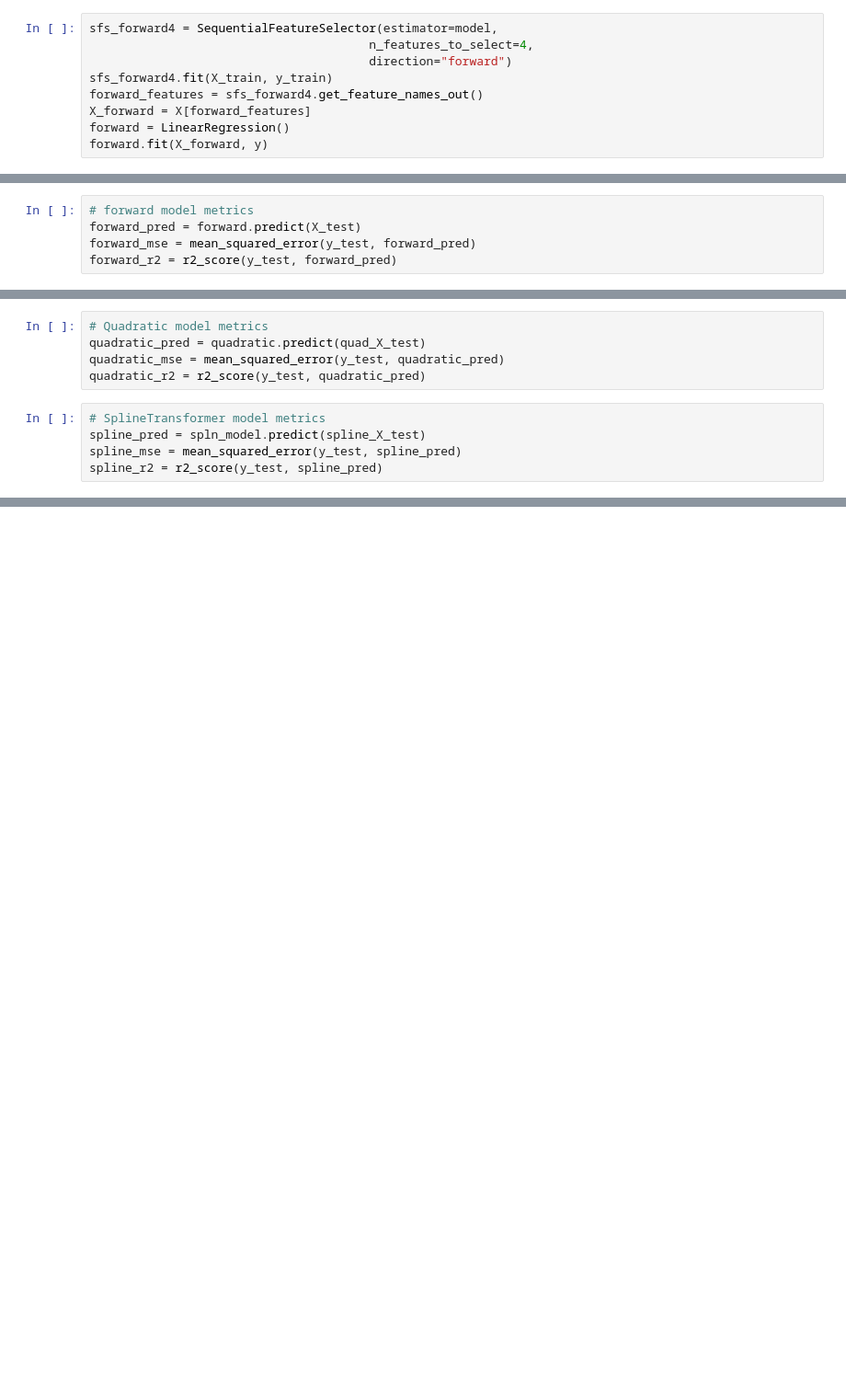
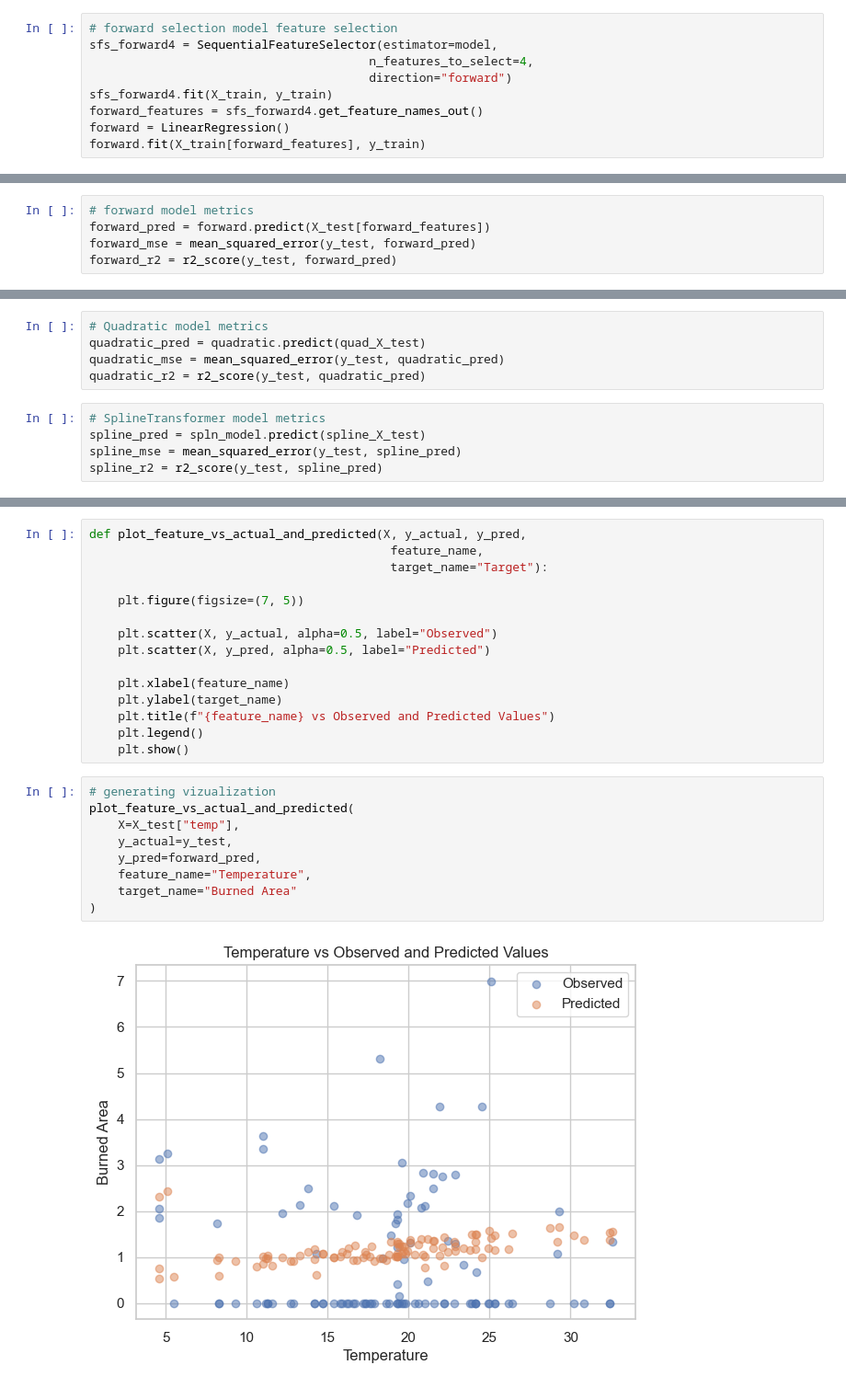
Before and after one commit to GloriannaS/fire-damage-estimation, a Jupyter notebook: Fire Damage Estimation.ipynb, the cells around one changed output, grey strips where cells are left out. Shown at 92% size. Drawn from its saved outputs; the diff is of its cells as text; blank space fills up the shorter version.

```diff
--- a/Fire Damage Estimation.ipynb
+++ b/Fire Damage Estimation.ipynb
@@ -440,12 +441,12 @@ model = LinearRegression()
 # %%
+# forward selection model feature selection
 sfs_forward4 = SequentialFeatureSelector(estimator=model,
                                        n_features_to_select=4,
                                        direction="forward")
 sfs_forward4.fit(X_train, y_train)
 forward_features = sfs_forward4.get_feature_names_out()
-X_forward = X[forward_features]
 forward = LinearRegression()
-forward.fit(X_forward, y)
+forward.fit(X_train[forward_features], y_train)
 # %% [output]
 LinearRegression()
 # %%
@@ -535,5 +530,5 @@ LinearRegression()
 # %%
 # forward model metrics
-forward_pred = forward.predict(X_test)
+forward_pred = forward.predict(X_test[forward_features])
 forward_mse = mean_squared_error(y_test, forward_pred)
 forward_r2 = r2_score(y_test, forward_pred)
@@ -582,0 +610,26 @@ spline_r2 = r2_score(y_test, spline_pred)
+# %%
+def plot_feature_vs_actual_and_predicted(X, y_actual, y_pred,
+                                          feature_name,
+                                          target_name="Target"):
+
+    plt.figure(figsize=(7, 5))
+
+    plt.scatter(X, y_actual, alpha=0.5, label="Observed")
+    plt.scatter(X, y_pred, alpha=0.5, label="Predicted")
+
+    plt.xlabel(feature_name)
+    plt.ylabel(target_name)
+    plt.title(f"{feature_name} vs Observed and Predicted Values")
+    plt.legend()
+    plt.show()
+# %%
+# generating vizualization
+plot_feature_vs_actual_and_predicted(
+    X=X_test["temp"],
+    y_actual=y_test,
+    y_pred=forward_pred,
+    feature_name="Temperature",
+    target_name="Burned Area"
+)
+# %% [output]
+[figure, added]
```
Also changed, not shown: parts of 31 cells of this notebook.
